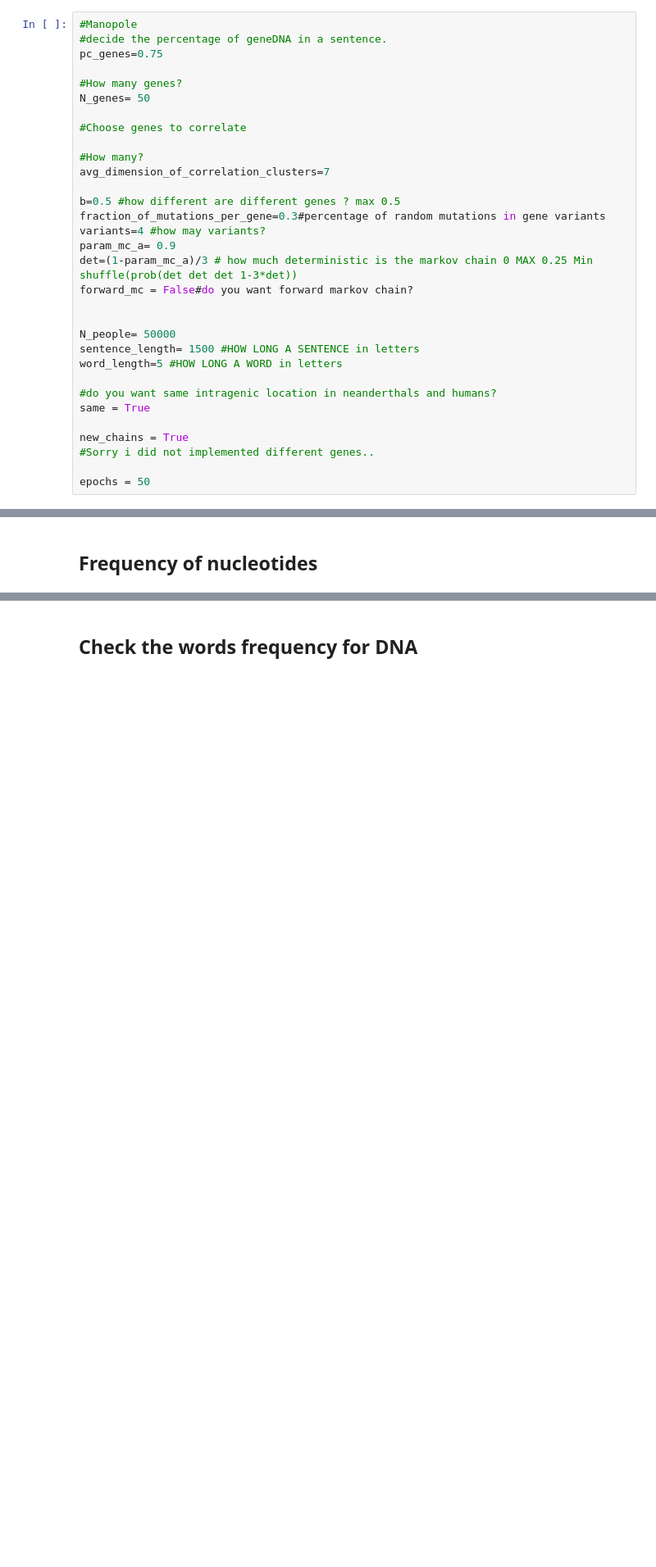
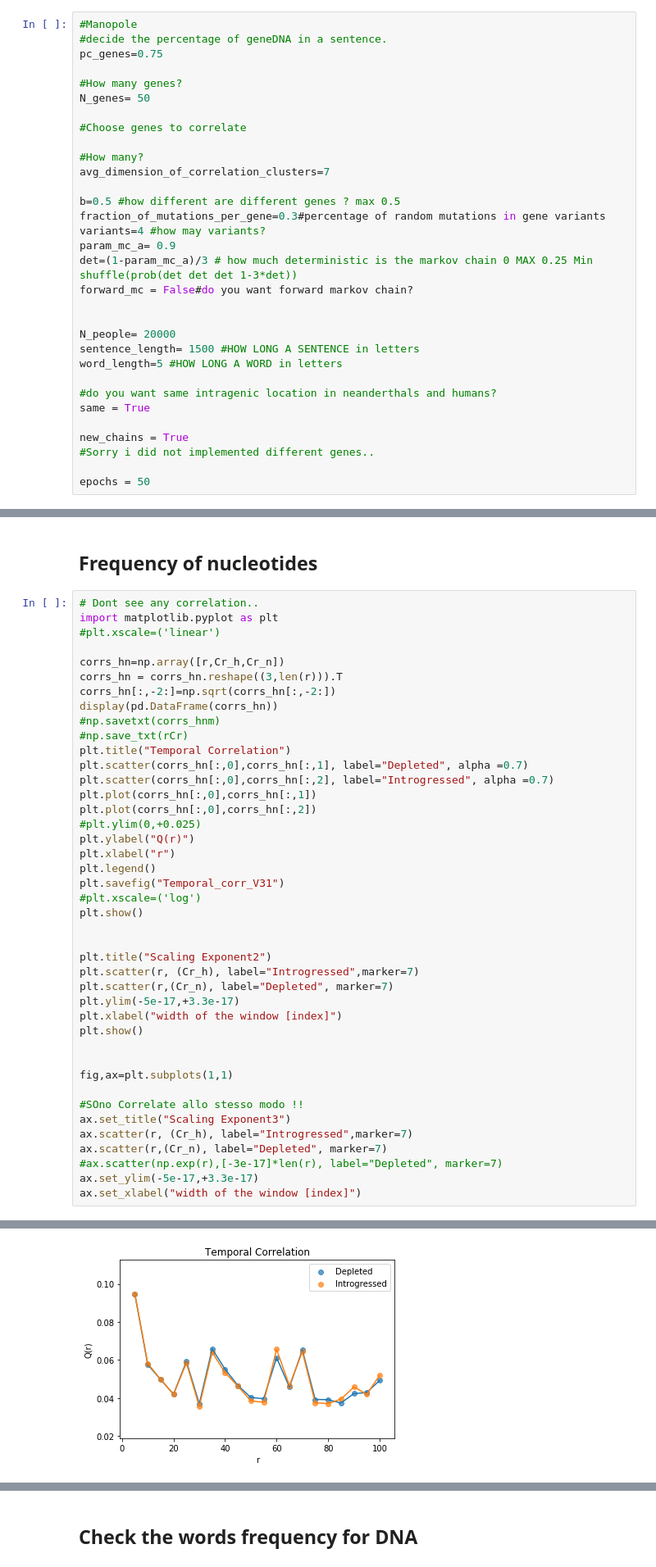
Before and after one commit to edoardospadetto/Ragu, a Jupyter notebook: DNA_FAKE_SEQ_V3.ipynb, the cells around one changed output, grey strips where cells are left out. Shown: that part at 82% size. Cells and saved outputs as stored; diff of their text form; blank space fills up the shorter version.

```diff
--- a/DNA_FAKE_SEQ_V3.ipynb
+++ b/DNA_FAKE_SEQ_V3.ipynb
@@ -72,7 +72,7 @@ det=(1-param_mc_a)/3 # how much deterministic is the markov chain 0 MAX 0.25 Min
 forward_mc = False#do you want forward markov chain?
 
 
-N_people= 50000
+N_people= 20000
 sentence_length= 1500 #HOW LONG A SENTENCE in letters
 word_length=5 #HOW LONG A WORD in letters
 
@@ -789,2 +711,45 @@ plt.show()"""
 # %% [markdown]
 ## Frequency of nucleotides
+# %%
+# Dont see any correlation..
+import matplotlib.pyplot as plt
+#plt.xscale=('linear')
+
+corrs_hn=np.array([r,Cr_h,Cr_n])
+corrs_hn = corrs_hn.reshape((3,len(r))).T
+corrs_hn[:,-2:]=np.sqrt(corrs_hn[:,-2:])
+display(pd.DataFrame(corrs_hn))
+#np.savetxt(corrs_hnm)
+#np.save_txt(rCr)
+plt.title("Temporal Correlation")
+plt.scatter(corrs_hn[:,0],corrs_hn[:,1], label="Depleted", alpha =0.7)
+plt.scatter(corrs_hn[:,0],corrs_hn[:,2], label="Introgressed", alpha =0.7)
+plt.plot(corrs_hn[:,0],corrs_hn[:,1])
+plt.plot(corrs_hn[:,0],corrs_hn[:,2])
+#plt.ylim(0,+0.025)
+plt.ylabel("Q(r)")
+plt.xlabel("r")
+plt.legend()
+plt.savefig("Temporal_corr_V31")
+#plt.xscale=('log')
+plt.show()
+
+
+plt.title("Scaling Exponent2")
+plt.scatter(r, (Cr_h), label="Introgressed",marker=7)
+plt.scatter(r,(Cr_n), label="Depleted", marker=7)
+plt.ylim(-5e-17,+3.3e-17)
+plt.xlabel("width of the window [index]")
+plt.show()
+
+
+fig,ax=plt.subplots(1,1)
+
+#SOno Correlate allo stesso modo !!
+ax.set_title("Scaling Exponent3")
+ax.scatter(r, (Cr_h), label="Introgressed",marker=7)
+ax.scatter(r,(Cr_n), label="Depleted", marker=7)
+#ax.scatter(np.exp(r),[-3e-17]*len(r), label="Depleted", marker=7)
+ax.set_ylim(-5e-17,+3.3e-17)
+ax.set_xlabel("width of the window [index]")
+# %% [output]
@@ -790,0 +773 @@ plt.show()"""
+[figure, added]
```
Also changed, not shown: parts of 22 cells of this notebook.
